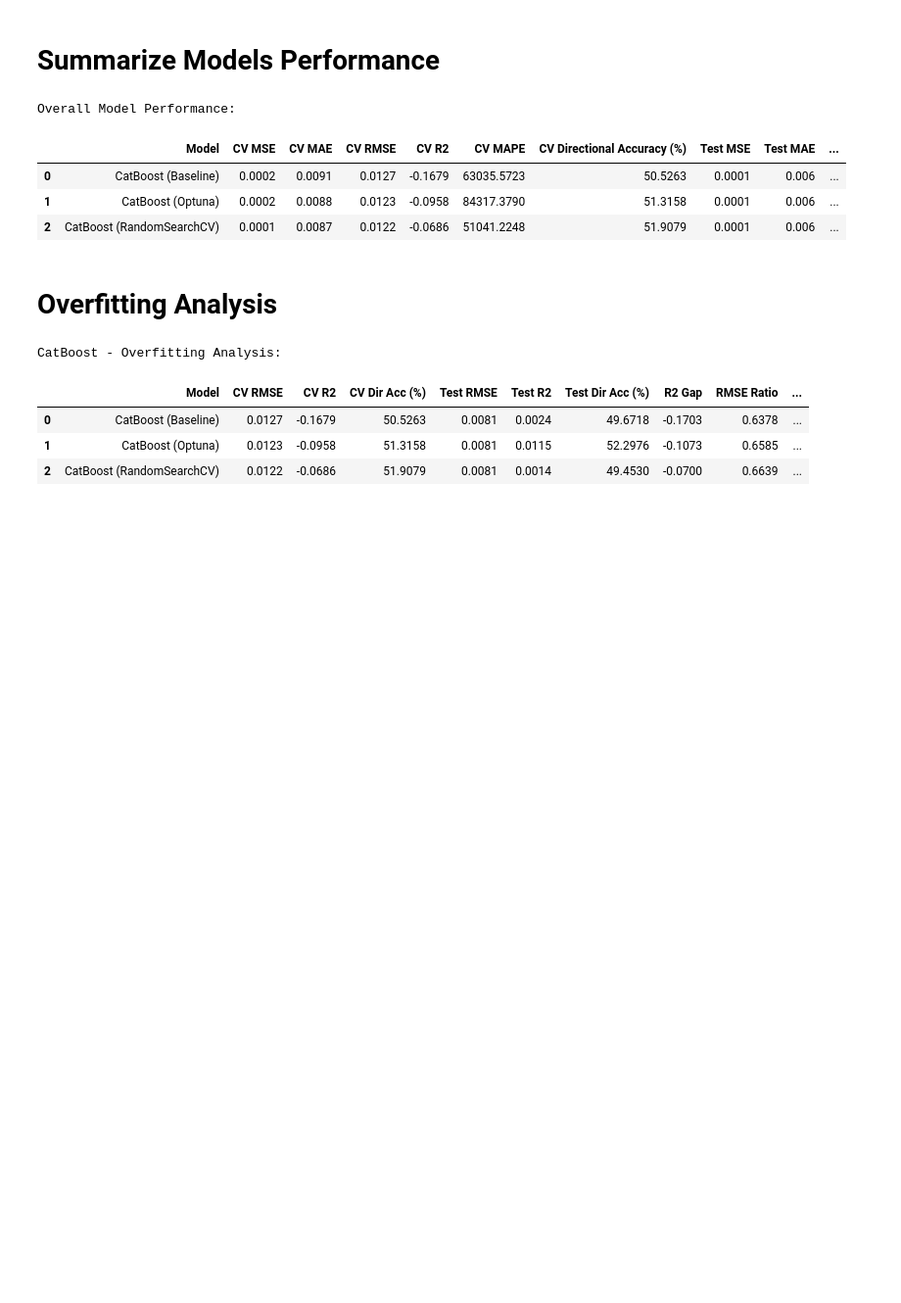
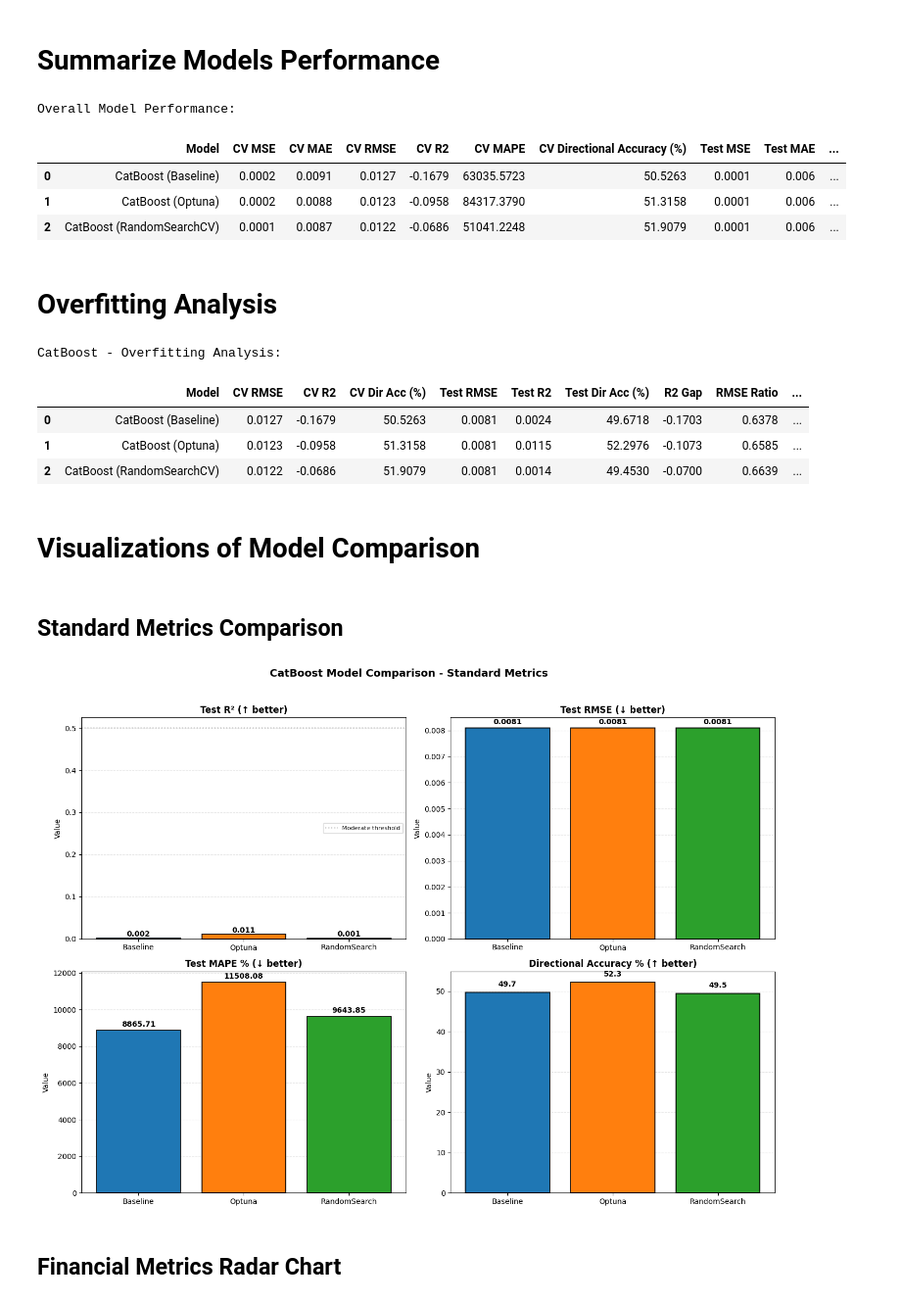
Before and after one commit to tshihab07/gold-price-forecasting, a Jupyter notebook: notebookes/model_CatBoost.ipynb, the cells around one changed output. Shown at 98% size. Cells and saved outputs as stored; diff of their text form; code cells hidden in the pictures; blank space fills up the shorter version.

Commit message:
feat(viz): add bar chart and radar chart for model evaluation metrics

```diff
--- a/notebookes/model_CatBoost.ipynb
+++ b/notebookes/model_CatBoost.ipynb
@@ -616,3 +616,68 @@ CatBoost - Overfitting Analysis:
 | 0 | CatBoost (Baseline) | 0.0127 | -0.1679 | 50.5263 | 0.0081 | 0.0024 | 49.6718 | -0.1703 | 0.6378 | ... |
 | 1 | CatBoost (Optuna) | 0.0123 | -0.0958 | 51.3158 | 0.0081 | 0.0115 | 52.2976 | -0.1073 | 0.6585 | ... |
 | 2 | CatBoost (RandomSearchCV) | 0.0122 | -0.0686 | 51.9079 | 0.0081 | 0.0014 | 49.4530 | -0.0700 | 0.6639 | ... |
+# %% [markdown]
+# **Visualizations of Model Comparison**
+# %% [markdown]
+## **Standard Metrics Comparison**
+# %%
+# figure configuration
+fig, axes = plt.subplots(2, 2, figsize=(14, 10))
+axes = axes.flatten()
+
+# model labels and colors
+model_labels = ["Baseline", "Optuna", "RandomSearch"]
+colors = ['#1f77b4', '#ff7f0e', '#2ca02c']
+
+# metrics configuration
+metrics = {
+    "Test R2": {"title": "Test R² (↑ better)", "direction": "higher", "fmt": ".3f"},
+    "Test RMSE": {"title": "Test RMSE (↓ better)", "direction": "lower", "fmt": ".4f"},
+    "Test MAPE": {"title": "Test MAPE % (↓ better)", "direction": "lower", "fmt": ".2f"},
+    "Test Dir Acc %": {"title": "Directional Accuracy % (↑ better)", "direction": "higher", "fmt": ".1f"}
+}
+
+# prepare values dictionary
+values_dict = {
+    "Test R2": performance_summary["Test R2"].values,
+    "Test RMSE": performance_summary["Test RMSE"].values,
+    "Test MAPE": performance_summary["Test MAPE"].values,
+    "Test Dir Acc %": [test_acc_baseline, test_acc_optuna, test_acc_random]
+}
+
+for i, (metric, config) in enumerate(metrics.items()):
+    ax = axes[i]
+    values = values_dict[metric]
+
+    # Create bar chart
+    bars = ax.bar(model_labels, values, color=colors, edgecolor='black', linewidth=1.2)
+
+    # add value labels on top of bars
+    for bar, value in zip(bars, values):
+        height = bar.get_height()
+        label_pos = height + (max(values) * 0.02) if config["direction"] == "higher" else height + (max(values) * 0.01)
+        ax.text(bar.get_x() + bar.get_width()/2., label_pos, f'{value:{config["fmt"]}}', ha='center', va='bottom', fontsize=10, fontweight='bold')
+
+    # formatting
+    ax.set_title(config["title"], fontsize=12, fontweight='bold')
+    ax.set_ylabel('Value', fontsize=10)
+    ax.grid(True, alpha=0.3, axis='y', linestyle='--')
+    ax.set_axisbelow(True)
+
+    # add horizontal reference line for "good" threshold
+    if metric == "Test R2":
+        ax.axhline(y=0.5, color='gray', linestyle=':', alpha=0.5, label='Moderate threshold')
+        ax.legend(fontsize=8, frameon=True)
+
+
+plt.suptitle("CatBoost Model Comparison - Standard Metrics", fontsize=14, fontweight='bold', y=1.02)
+plt.tight_layout()
+
+# save figure
+figure_path = FIGURE_ROOT / "03CatBoost_Comparison_StandardMetrics.png"
+plt.savefig(figure_path, dpi=300, bbox_inches='tight')
+plt.show()
+# %% [output]
+[figure, added]
+# %% [markdown]
+## **Financial Metrics Radar Chart**
```
Also changed, not shown: parts of 3 cells of this notebook, 2 other files.
